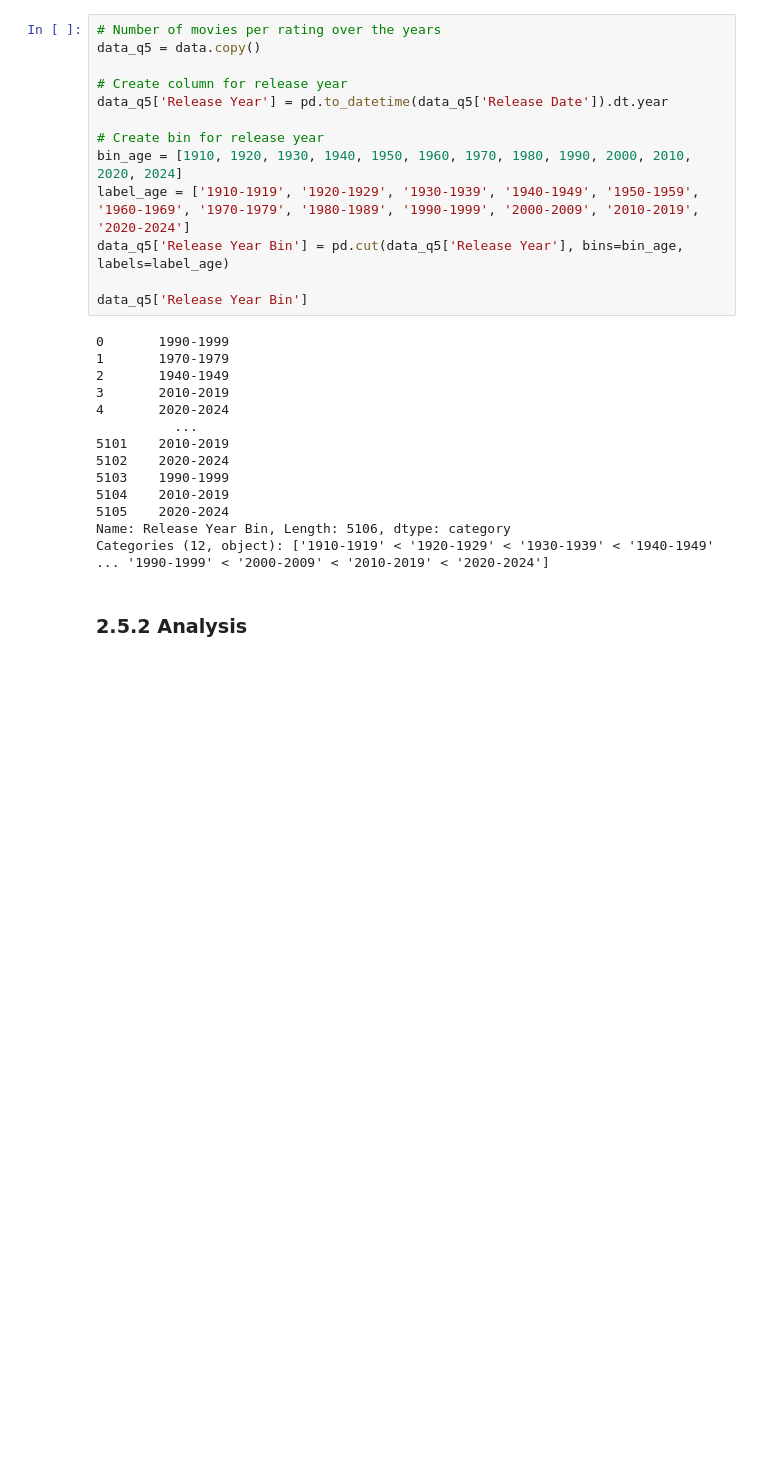
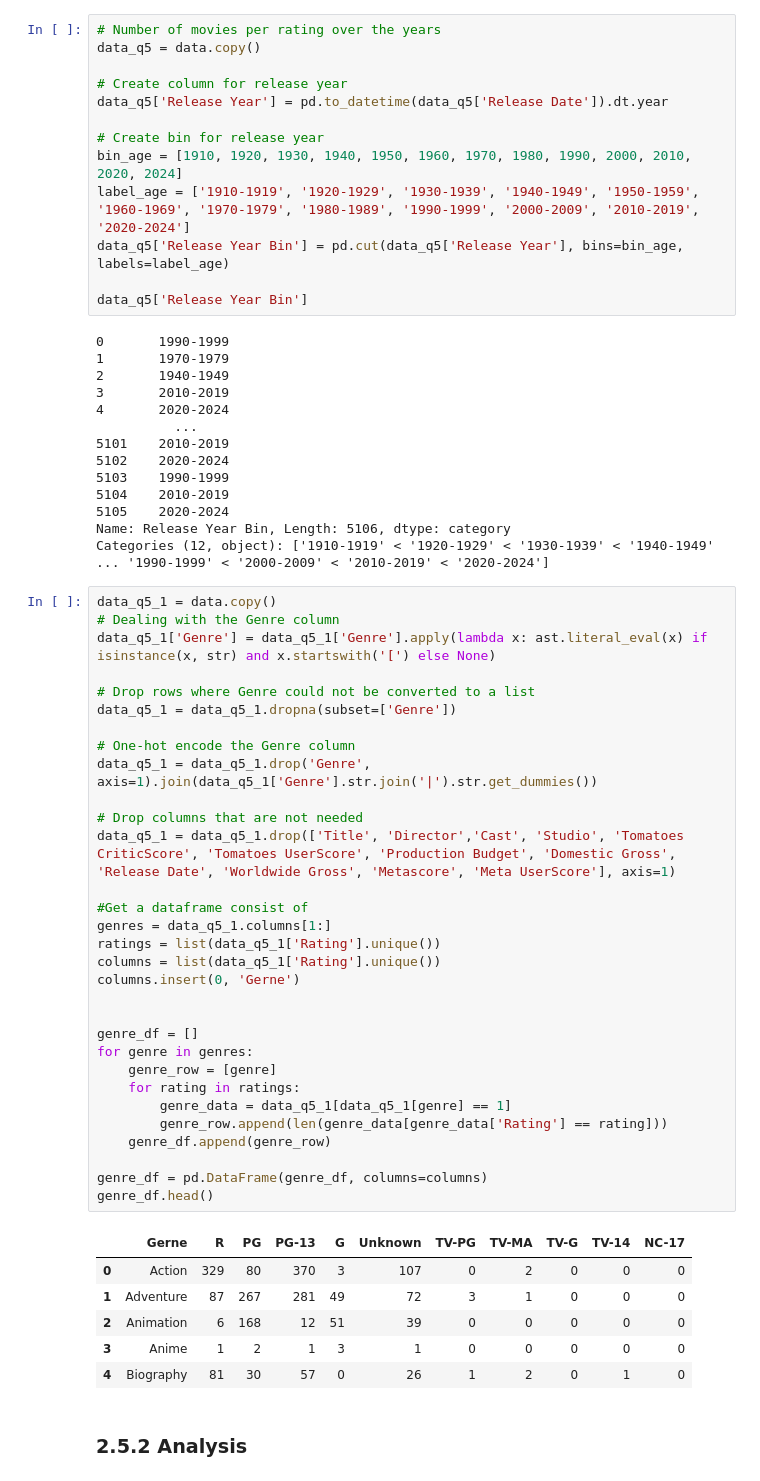
Before and after one commit to truongthuankiet1990gmailcom/Intro2DS---HCMUS---2024, a Jupyter notebook: Questions/Questions.ipynb, the cells around one changed output. Cells and saved outputs as stored; diff of their text form; blank space fills up the shorter version.

```diff
--- a/Questions/Questions.ipynb
+++ b/Questions/Questions.ipynb
@@ -1104,6 +1114,44 @@ data_q5['Release Year Bin']
 5105    2020-2024
 Name: Release Year Bin, Length: 5106, dtype: category
 Categories (12, object): ['1910-1919' < '1920-1929' < '1930-1939' < '1940-1949' ... '1990-1999' < '2000-2009' < '2010-2019' < '2020-2024']
+# %%
+data_q5_1 = data.copy()
+# Dealing with the Genre column
+data_q5_1['Genre'] = data_q5_1['Genre'].apply(lambda x: ast.literal_eval(x) if isinstance(x, str) and x.startswith('[') else None)
+
+# Drop rows where Genre could not be converted to a list
+data_q5_1 = data_q5_1.dropna(subset=['Genre'])
+
+# One-hot encode the Genre column
+data_q5_1 = data_q5_1.drop('Genre', axis=1).join(data_q5_1['Genre'].str.join('|').str.get_dummies())
+
+# Drop columns that are not needed
+data_q5_1 = data_q5_1.drop(['Title', 'Director','Cast', 'Studio', 'Tomatoes CriticScore', 'Tomatoes UserScore', 'Production Budget', 'Domestic Gross', 'Release Date', 'Worldwide Gross', 'Metascore', 'Meta UserScore'], axis=1)
+
+#Get a dataframe consist of
+genres = data_q5_1.columns[1:]
+ratings = list(data_q5_1['Rating'].unique())
+columns = list(data_q5_1['Rating'].unique())
+columns.insert(0, 'Gerne')
+
+
+genre_df = []
+for genre in genres:
+    genre_row = [genre]
+    for rating in ratings:
+        genre_data = data_q5_1[data_q5_1[genre] == 1]
+        genre_row.append(len(genre_data[genre_data['Rating'] == rating]))
+    genre_df.append(genre_row)
+
+genre_df = pd.DataFrame(genre_df, columns=columns)
+genre_df.head()
+# %% [output]
+|  | Gerne | R | PG | PG-13 | G | Unknown | TV-PG | TV-MA | TV-G | TV-14 | NC-17 |
+| 0 | Action | 329 | 80 | 370 | 3 | 107 | 0 | 2 | 0 | 0 | 0 |
+| 1 | Adventure | 87 | 267 | 281 | 49 | 72 | 3 | 1 | 0 | 0 | 0 |
+| 2 | Animation | 6 | 168 | 12 | 51 | 39 | 0 | 0 | 0 | 0 | 0 |
+| 3 | Anime | 1 | 2 | 1 | 3 | 1 | 0 | 0 | 0 | 0 | 0 |
+| 4 | Biography | 81 | 30 | 57 | 0 | 26 | 1 | 2 | 0 | 1 | 0 |
 # %% [markdown]
 <h3 id = "analysis5">2.5.2 Analysis </h3>
 # %% [markdown]
```
Also changed, not shown: parts of 4 cells of this notebook.
